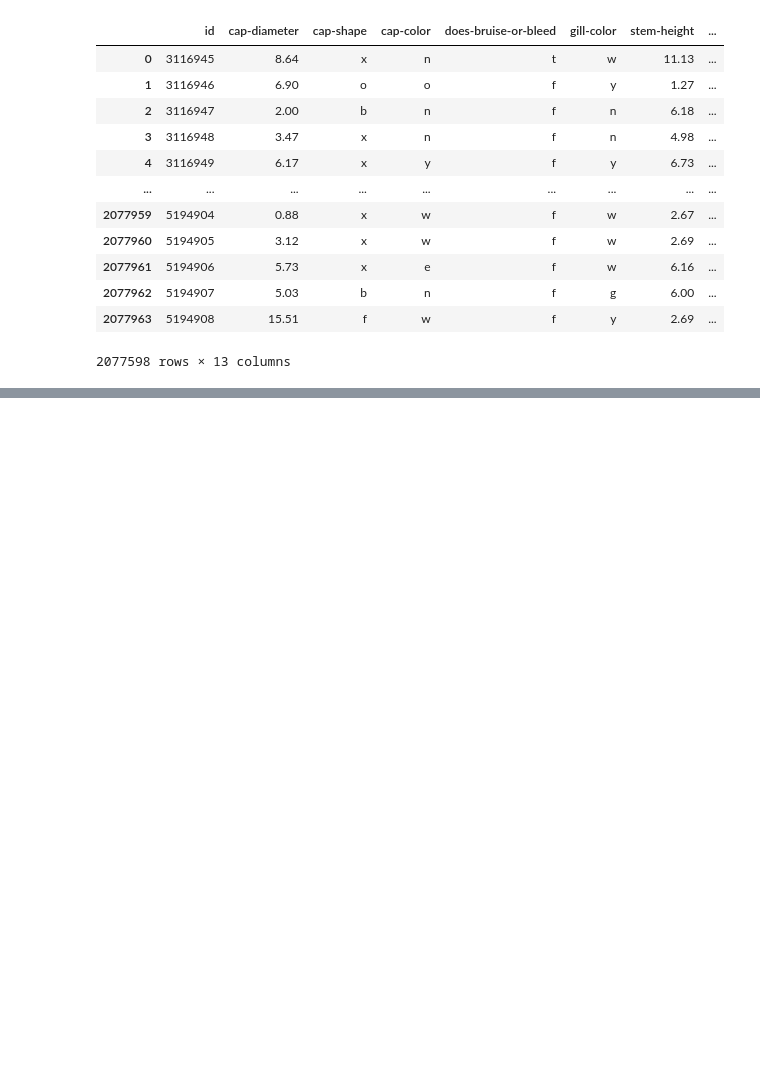
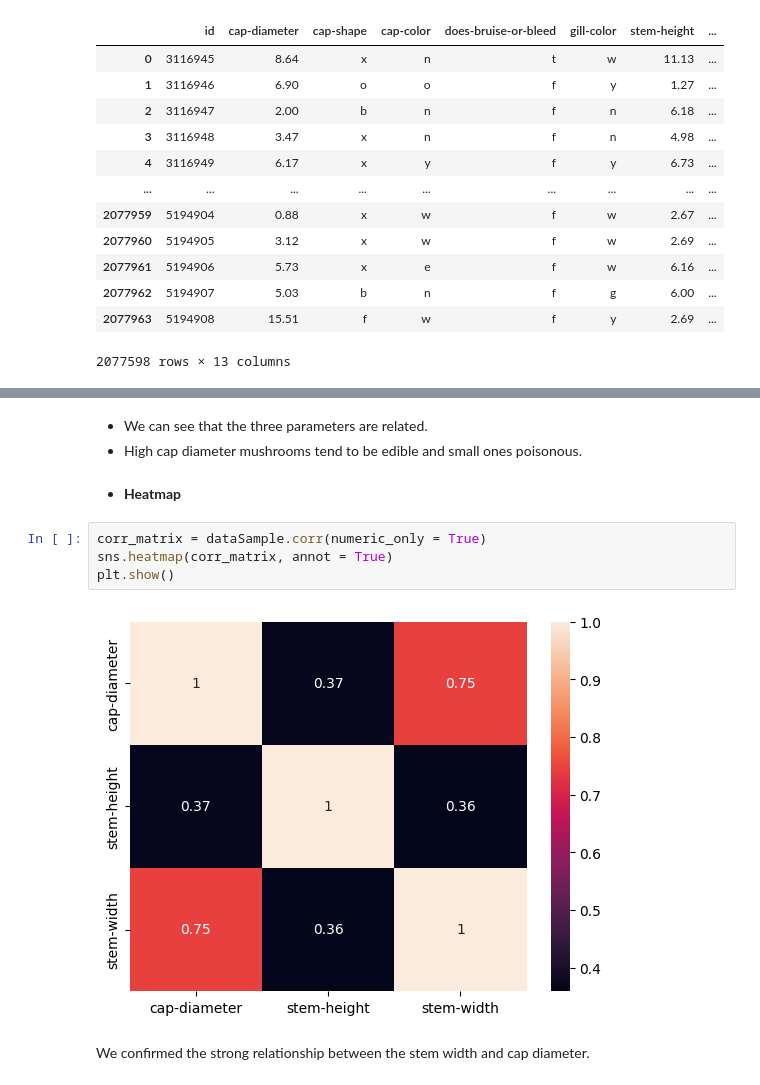
Before and after one commit to NabilAouidad/Poisonous-Mushroom-Prediction, a Jupyter notebook: EDA.ipynb, the cells around one changed output, grey strips where cells are left out. Saved outputs shown, nothing was run; the diff lists cells and outputs as text; blank space fills up the shorter version.

```diff
--- a/EDA.ipynb
+++ b/EDA.ipynb
@@ -469,0 +536,13 @@ mushroom_test_df
+# %% [markdown]
+* We can see that the three parameters are related.
+* High cap diameter mushrooms tend to be edible and small ones poisonous.
+# %% [markdown]
+* **Heatmap**
+# %%
+corr_matrix = dataSample.corr(numeric_only = True)
+sns.heatmap(corr_matrix, annot = True)
+plt.show()
+# %% [output]
+[figure, added]
+# %% [markdown]
+We confirmed the strong relationship between the stem width and cap diameter.
```
Also changed, not shown: parts of 14 cells of this notebook.
